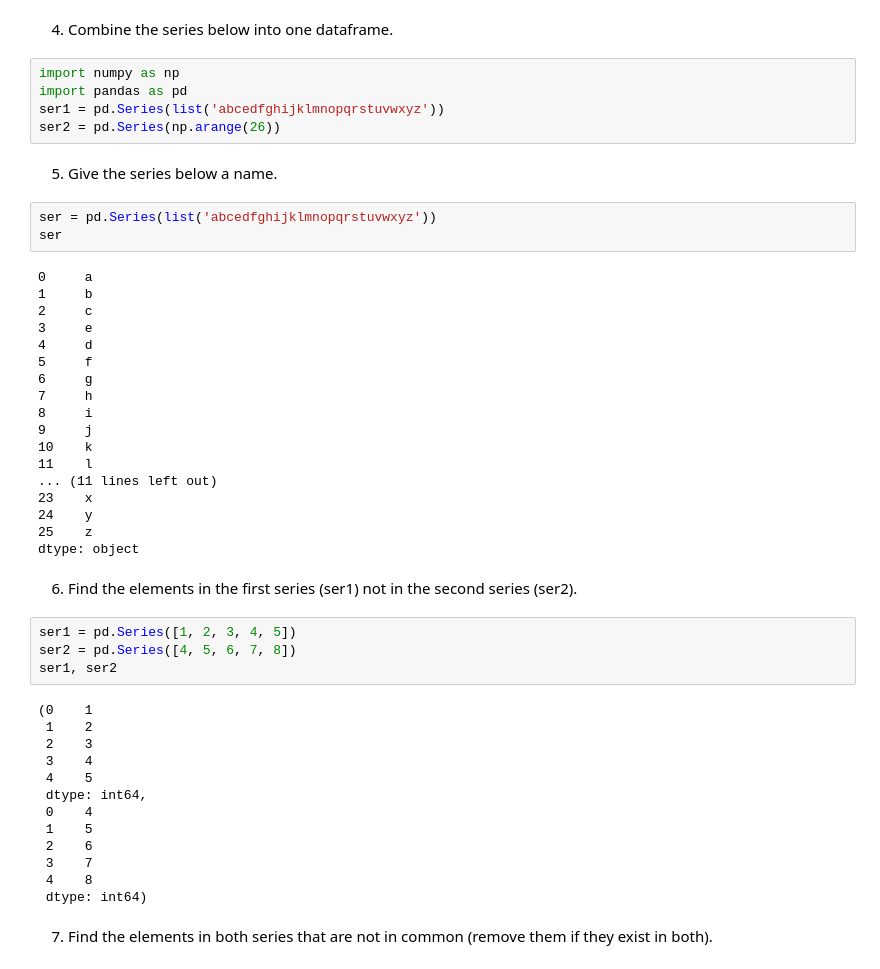
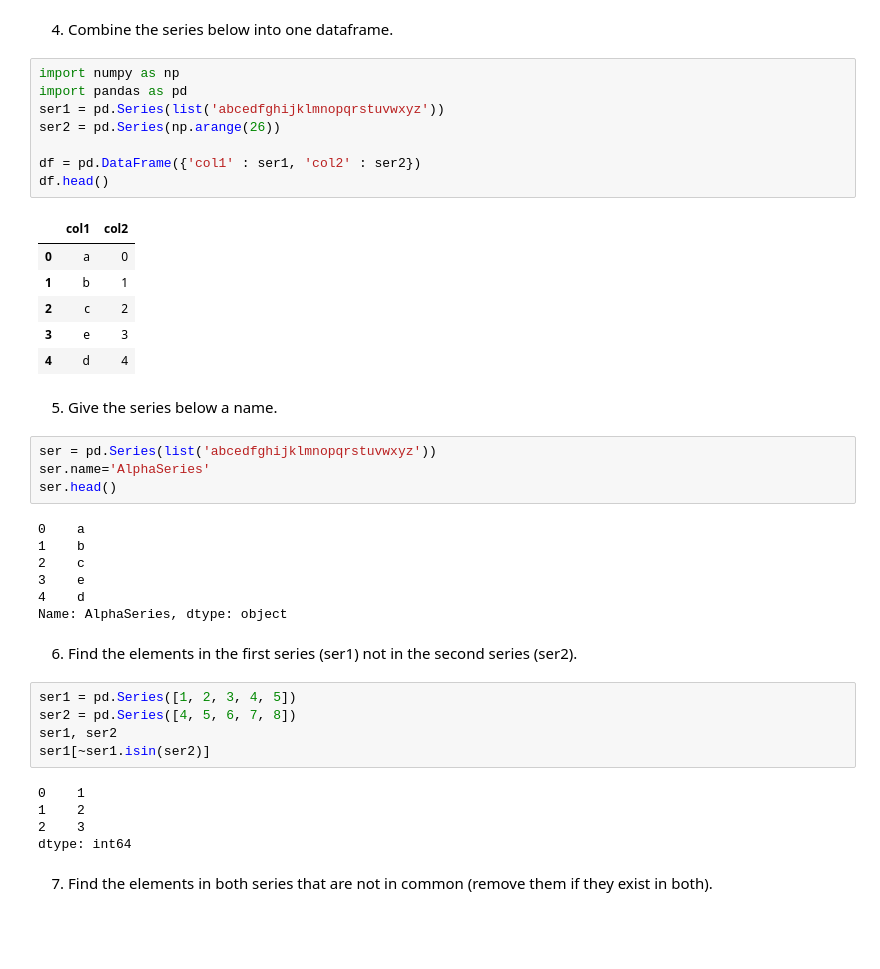
Before and after one commit to sammizewskiperscholas/pandas_demos, a Jupyter notebook: 74 or so Exercises-checkpoint.ipynb, the cells around one changed output. Cells and saved outputs as stored; diff of their text form; blank space fills up the shorter version.

```diff
--- a/74 or so Exercises-checkpoint.ipynb
+++ b/74 or so Exercises-checkpoint.ipynb
@@ -26,50 +53,43 @@ pd.DataFrame(myser)
 # %%
 import numpy as np
 import pandas as pd
 ser1 = pd.Series(list('abcedfghijklmnopqrstuvwxyz'))
 ser2 = pd.Series(np.arange(26))
+
+df = pd.DataFrame({'col1' : ser1, 'col2' : ser2})
+df.head()
+# %% [output]
+|  | col1 | col2 |
+| 0 | a | 0 |
+| 1 | b | 1 |
+| 2 | c | 2 |
+| 3 | e | 3 |
+| 4 | d | 4 |
 # %% [markdown]
 5) Give the series below a name.
 # %%
 ser = pd.Series(list('abcedfghijklmnopqrstuvwxyz'))
-ser
+ser.name='AlphaSeries'
+ser.head()
 # %% [output]
-0     a
-1     b
-2     c
-3     e
-4     d
-5     f
-6     g
-7     h
-8     i
-9     j
-10    k
-11    l
-... (11 lines left out)
-23    x
-24    y
-25    z
-dtype: object
+0    a
+1    b
+2    c
+3    e
+4    d
+Name: AlphaSeries, dtype: object
 # %% [markdown]
 6) Find the elements in the first series (ser1) not in the second series (ser2).
 # %%
 ser1 = pd.Series([1, 2, 3, 4, 5])
 ser2 = pd.Series([4, 5, 6, 7, 8])
 ser1, ser2
+ser1[~ser1.isin(ser2)]
 # %% [output]
-(0    1
- 1    2
- 2    3
- 3    4
- 4    5
- dtype: int64,
- 0    4
- 1    5
- 2    6
- 3    7
- 4    8
- dtype: int64)
+0    1
+1    2
+2    3
+dtype: int64
 # %% [markdown]
 7) Find the elements in both series that are not in common (remove them if they exist in both).
 # %%
```
Also changed, not shown: parts of 19 cells of this notebook, 8 other files.
